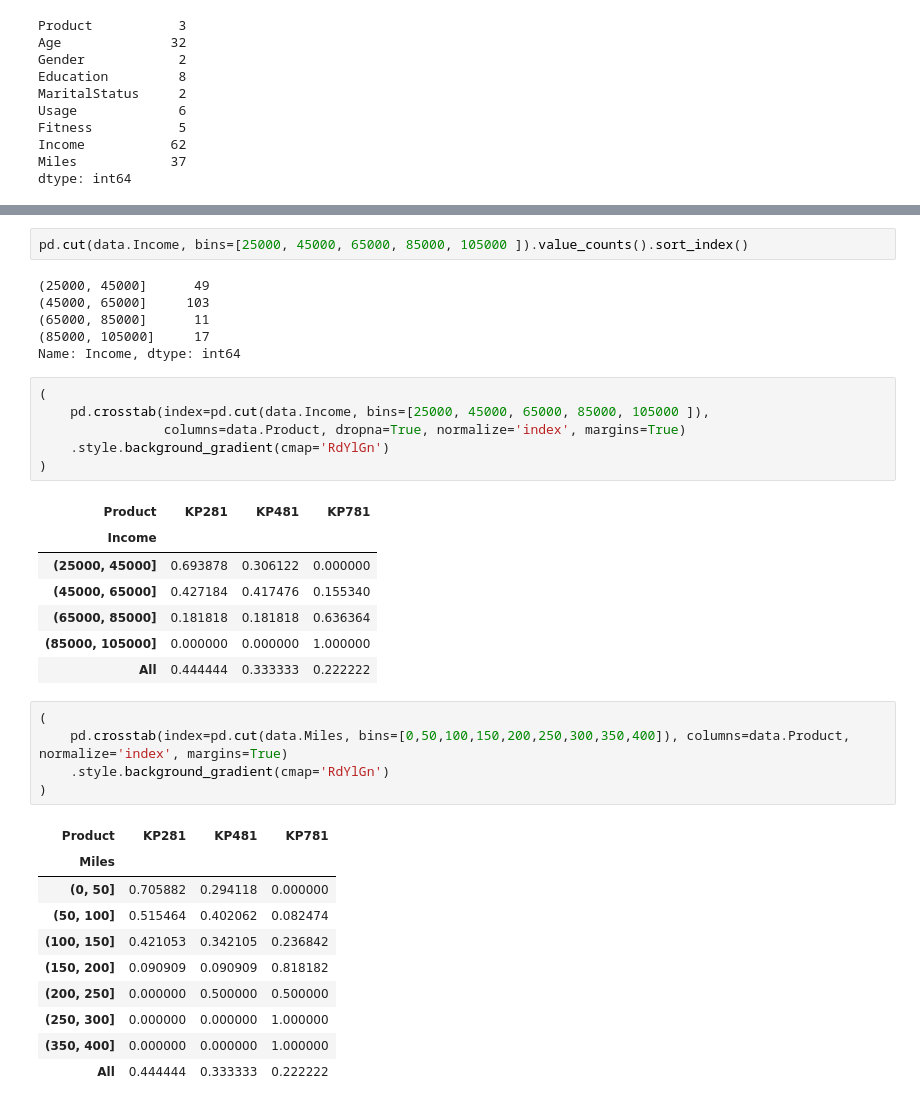
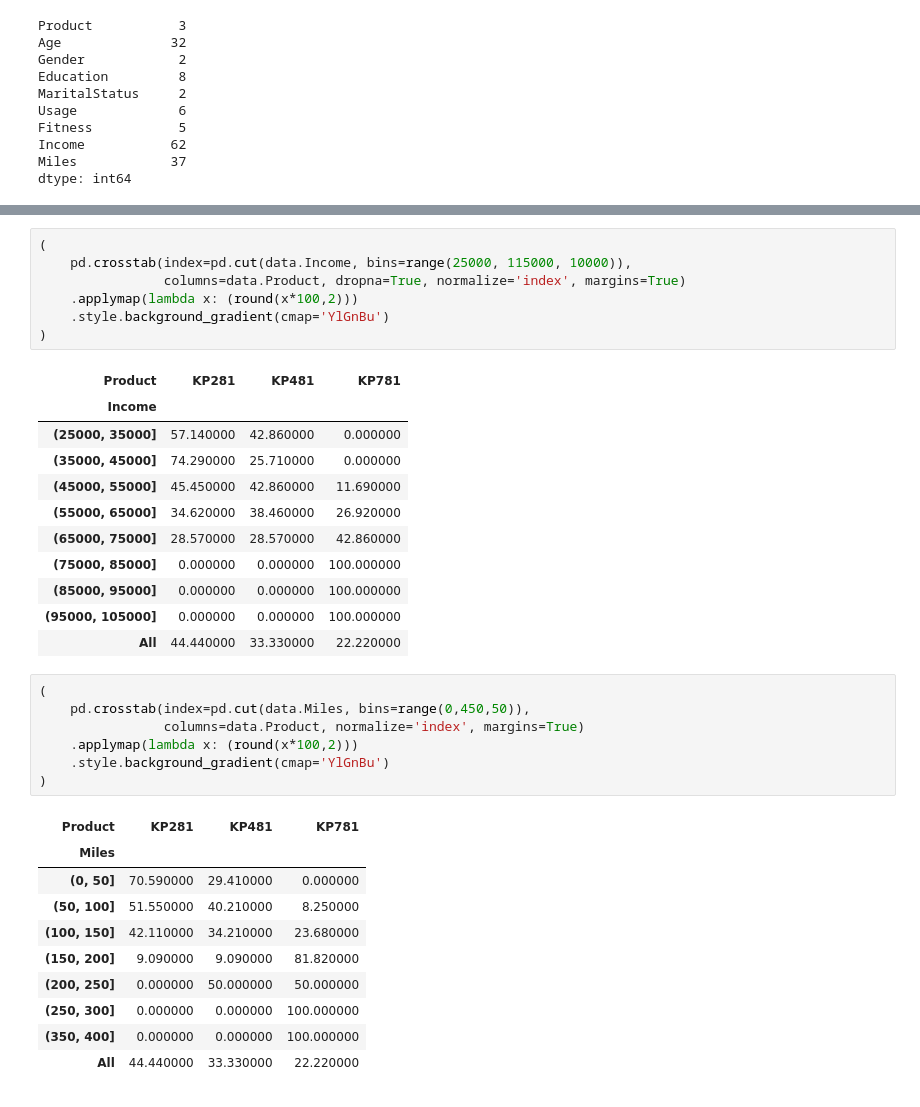
Before and after one commit to krashu/DSML, a Jupyter notebook: EDA/aerofit_data_analysis.ipynb, the cells around one changed output, grey strips where cells are left out. Drawn from its saved outputs; the diff is of its cells as text.

```diff
--- a/EDA/aerofit_data_analysis.ipynb
+++ b/EDA/aerofit_data_analysis.ipynb
@@ -286,38 +564,37 @@ for i in ['Fitness', 'Usage', 'Education']:
-# %%
-pd.cut(data.Income, bins=[25000, 45000, 65000, 85000, 105000 ]).value_counts().sort_index()
-# %% [output]
-(25000, 45000]      49
-(45000, 65000]     103
-(65000, 85000]      11
-(85000, 105000]     17
-Name: Income, dtype: int64
 # %%
 (
-    pd.crosstab(index=pd.cut(data.Income, bins=[25000, 45000, 65000, 85000, 105000 ]),
+    pd.crosstab(index=pd.cut(data.Income, bins=range(25000, 115000, 10000)),
                 columns=data.Product, dropna=True, normalize='index', margins=True)
-    .style.background_gradient(cmap='RdYlGn')
+    .applymap(lambda x: (round(x*100,2)))
+    .style.background_gradient(cmap='YlGnBu')
 )
 # %% [output]
 | Product | KP281 | KP481 | KP781 |
 | Income |  |  |  |
-| (25000, 45000] | 0.693878 | 0.306122 | 0.000000 |
-| (45000, 65000] | 0.427184 | 0.417476 | 0.155340 |
-| (65000, 85000] | 0.181818 | 0.181818 | 0.636364 |
-| (85000, 105000] | 0.000000 | 0.000000 | 1.000000 |
-| All | 0.444444 | 0.333333 | 0.222222 |
+| (25000, 35000] | 57.140000 | 42.860000 | 0.000000 |
+| (35000, 45000] | 74.290000 | 25.710000 | 0.000000 |
+| (45000, 55000] | 45.450000 | 42.860000 | 11.690000 |
+| (55000, 65000] | 34.620000 | 38.460000 | 26.920000 |
+| (65000, 75000] | 28.570000 | 28.570000 | 42.860000 |
+| (75000, 85000] | 0.000000 | 0.000000 | 100.000000 |
+| (85000, 95000] | 0.000000 | 0.000000 | 100.000000 |
+| (95000, 105000] | 0.000000 | 0.000000 | 100.000000 |
+| All | 44.440000 | 33.330000 | 22.220000 |
 # %%
 (
-    pd.crosstab(index=pd.cut(data.Miles, bins=[0,50,100,150,200,250,300,350,400]), columns=data.Product, normalize='index', margins=True)
-    .style.background_gradient(cmap='RdYlGn')
+    pd.crosstab(index=pd.cut(data.Miles, bins=range(0,450,50)),
+                columns=data.Product, normalize='index', margins=True)
+    .applymap(lambda x: (round(x*100,2)))
+    .style.background_gradient(cmap='YlGnBu')
 )
 # %% [output]
 | Product | KP281 | KP481 | KP781 |
 | Miles |  |  |  |
-| (0, 50] | 0.705882 | 0.294118 | 0.000000 |
-| (50, 100] | 0.515464 | 0.402062 | 0.082474 |
-| (100, 150] | 0.421053 | 0.342105 | 0.236842 |
-| (150, 200] | 0.090909 | 0.090909 | 0.818182 |
-| (200, 250] | 0.000000 | 0.500000 | 0.500000 |
-| (250, 300] | 0.000000 | 0.000000 | 1.000000 |
-| (350, 400] | 0.000000 | 0.000000 | 1.000000 |
-| All | 0.444444 | 0.333333 | 0.222222 |
+| (0, 50] | 70.590000 | 29.410000 | 0.000000 |
+| (50, 100] | 51.550000 | 40.210000 | 8.250000 |
+| (100, 150] | 42.110000 | 34.210000 | 23.680000 |
+| (150, 200] | 9.090000 | 9.090000 | 81.820000 |
+| (200, 250] | 0.000000 | 50.000000 | 50.000000 |
+| (250, 300] | 0.000000 | 0.000000 | 100.000000 |
+| (350, 400] | 0.000000 | 0.000000 | 100.000000 |
+| All | 44.440000 | 33.330000 | 22.220000 |
```
Also changed, not shown: parts of 71 cells of this notebook.
